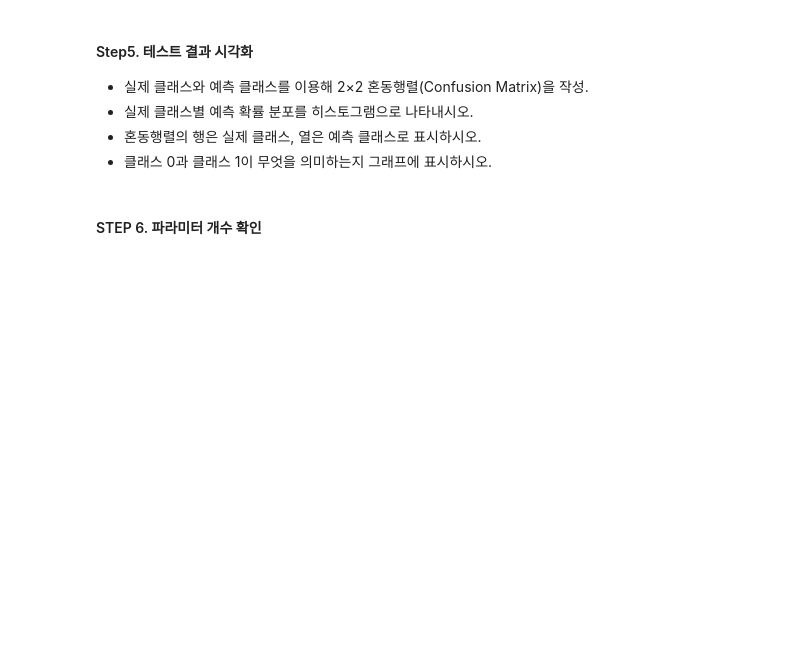
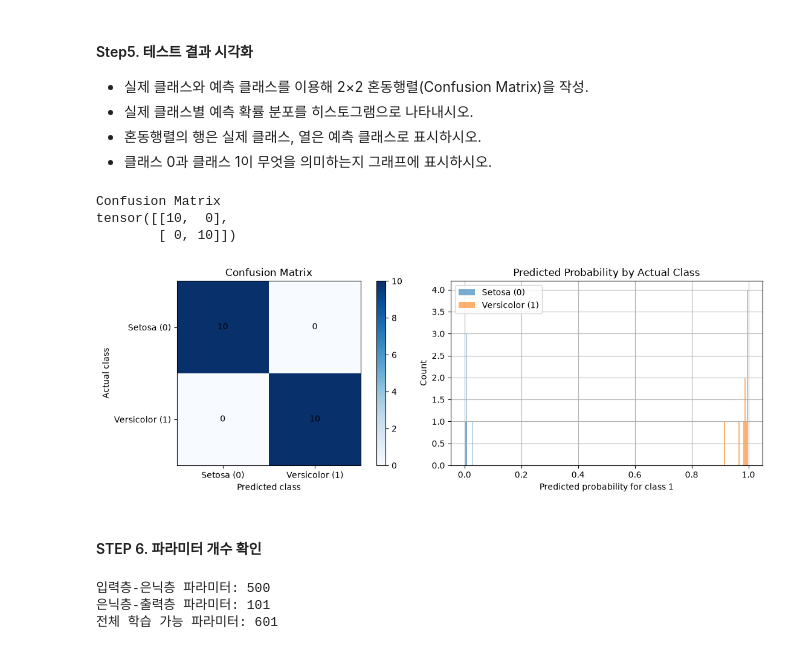
Before and after one commit to aitjoeun/PyTorch, a Jupyter notebook: 03.linear_binary/04.1.binary_iris.ipynb, the cells around one changed output. Cells and saved outputs as stored; diff of their text form; code cells hidden in the pictures; blank space fills up the shorter version.

```diff
--- a/03.linear_binary/04.1.binary_iris.ipynb
+++ b/03.linear_binary/04.1.binary_iris.ipynb
@@ -62,5 +228,64 @@ df = df[df["species"].isin(["setosa", "versicolor"])].copy()
 - 실제 클래스별 예측 확률 분포를 히스토그램으로 나타내시오.
 - 혼동행렬의 행은 실제 클래스, 열은 예측 클래스로 표시하시오.
 - 클래스 0과 클래스 1이 무엇을 의미하는지 그래프에 표시하시오.
+# %%
+# 혼동행렬: 행=실제 클래스, 열=예측 클래스
+confusion = torch.zeros((2, 2), dtype=torch.int64)
+
+for actual, predicted in zip(y_test.squeeze().int(), y_pred.squeeze().int()):
+    confusion[actual, predicted] += 1
+
+print("Confusion Matrix")
+print(confusion)
+
+fig, axes = plt.subplots(1, 2, figsize=(12, 4))
+
+# 혼동행렬 시각화
+im = axes[0].imshow(confusion.numpy(), cmap="Blues")
+axes[0].set_title("Confusion Matrix")
+axes[0].set_xlabel("Predicted class")
+axes[0].set_ylabel("Actual class")
+axes[0].set_xticks([0, 1], ["Setosa (0)", "Versicolor (1)"])
+axes[0].set_yticks([0, 1], ["Setosa (0)", "Versicolor (1)"])
+
+for i in range(2):
+    for j in range(2):
+        axes[0].text(j, i, int(confusion[i, j]), ha="center", va="center")
+
+fig.colorbar(im, ax=axes[0])
+
+# 실제 클래스별 예측 확률 분포
+prob_np = y_prob.squeeze().numpy()
+actual_np = y_test.squeeze().numpy()
+
+axes[1].hist(prob_np[actual_np == 0], bins=20, alpha=0.6, label="Setosa (0)")
+axes[1].hist(prob_np[actual_np == 1], bins=20, alpha=0.6, label="Versicolor (1)")
+
+axes[1].set_xlabel("Predicted probability for class 1")
+axes[1].set_ylabel("Count")
+axes[1].set_title("Predicted Probability by Actual Class")
+axes[1].legend()
+axes[1].grid(True)
+
+plt.tight_layout()
+plt.show()
+# %% [output]
+Confusion Matrix
+tensor([[10,  0],
+        [ 0, 10]])
+[figure, added]
 # %% [markdown]
 #### STEP 6. 파라미터 개수 확인
+# %%
+# 층별 파라미터 수
+layer1_params = sum(p.numel() for p in model.linear[0].parameters())
+layer2_params = sum(p.numel() for p in model.linear[2].parameters())
+total_params = sum(p.numel() for p in model.parameters() if p.requires_grad)
+
+print(f"입력층-은닉층 파라미터: {layer1_params:,}")
+print(f"은닉층-출력층 파라미터: {layer2_params:,}")
+print(f"전체 학습 가능 파라미터: {total_params:,}")
+# %% [output]
+입력층-은닉층 파라미터: 500
+은닉층-출력층 파라미터: 101
+전체 학습 가능 파라미터: 601
```
Also changed, not shown: parts of 5 cells of this notebook.
